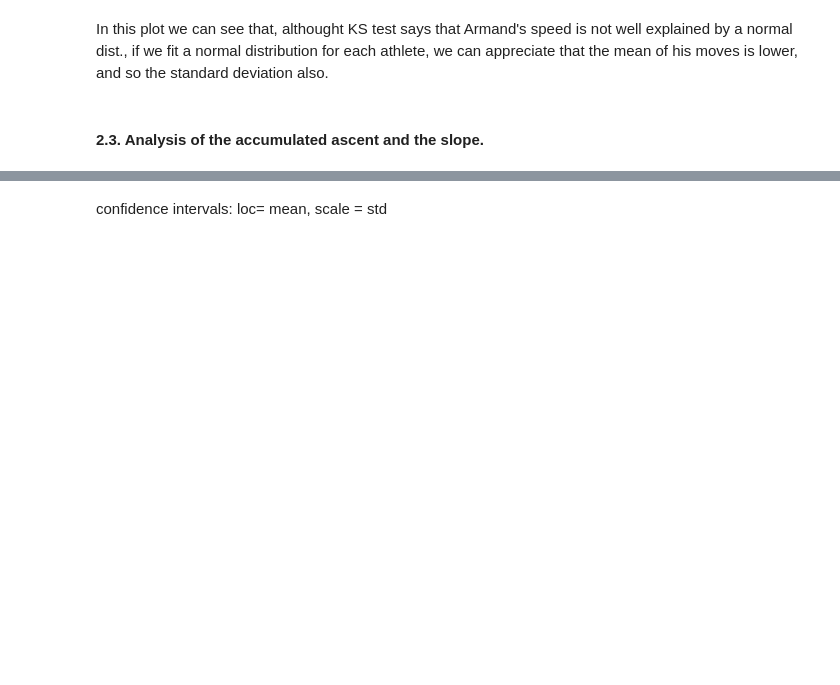
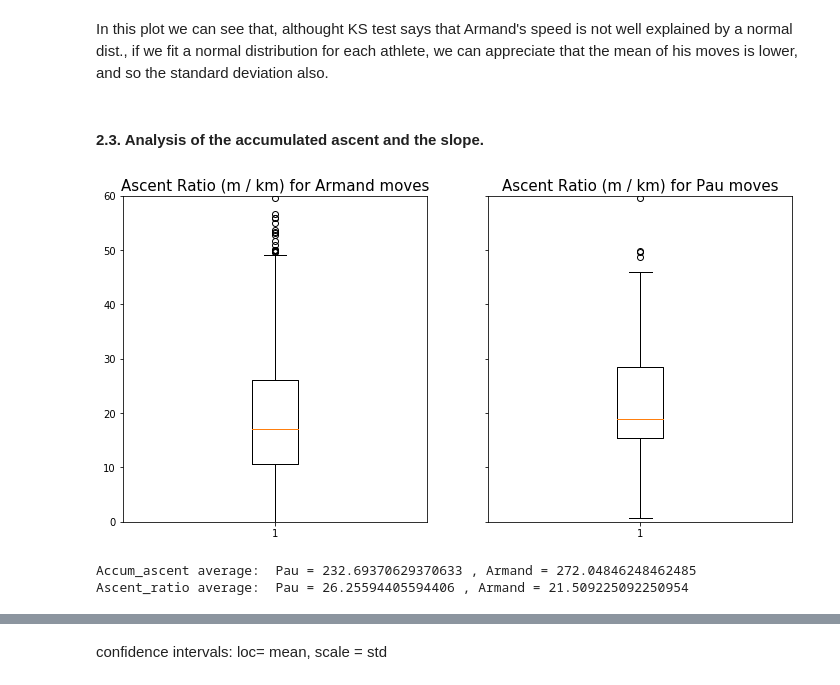
Before and after one commit to pausampietro/run_perfomance, a Jupyter notebook: 2. Data Exploratory Analysis.ipynb, the cells around one changed output, grey strips where cells are left out. Drawn from its saved outputs; the diff is of its cells as text; code cells hidden in the pictures; blank space fills up the shorter version.

```diff
--- a/2. Data Exploratory Analysis.ipynb
+++ b/2. Data Exploratory Analysis.ipynb
@@ -198,3 +198,22 @@ plt.show()
 In this plot we can see that, althought KS test says that Armand's speed is not well explained by a normal dist., if we fit a normal distribution for each athlete, we can appreciate that the mean of his moves is lower, and so the standard deviation also.
 # %% [markdown]
 #### 2.3. Analysis of the accumulated ascent and the slope.
+# %%
+f, (ax1, ax2) = plt.subplots(1, 2, sharey=True, figsize=(12,6))
+
+# Boxplots for both Ascent ratios
+ax1.boxplot([moves_a['ascent_ratio']])
+ax1.set_ylim([0, 60])
+ax1.set_title('Ascent Ratio (m / km) for Armand moves', fontsize = 15)
+
+ax2.boxplot([moves_p['ascent_ratio']])
+ax2.set_title('Ascent Ratio (m / km) for Pau moves', fontsize = 15)
+plt.show()
+# %% [output]
+[figure, added]
+# %%
+print(f"Accum_ascent average:  Pau = {moves_p['accum_ascent'].mean()} , Armand = {moves_a['accum_ascent'].mean()}")
+print(f"Ascent_ratio average:  Pau = {moves_p['ascent_ratio'].mean()} , Armand = {moves_a['ascent_ratio'].mean()}")
+# %% [output]
+Accum_ascent average:  Pau = 232.69370629370633 , Armand = 272.04846248462485
+Ascent_ratio average:  Pau = 26.25594405594406 , Armand = 21.509225092250954
```
Also changed, not shown: parts of 5 cells of this notebook, 1 other file.
